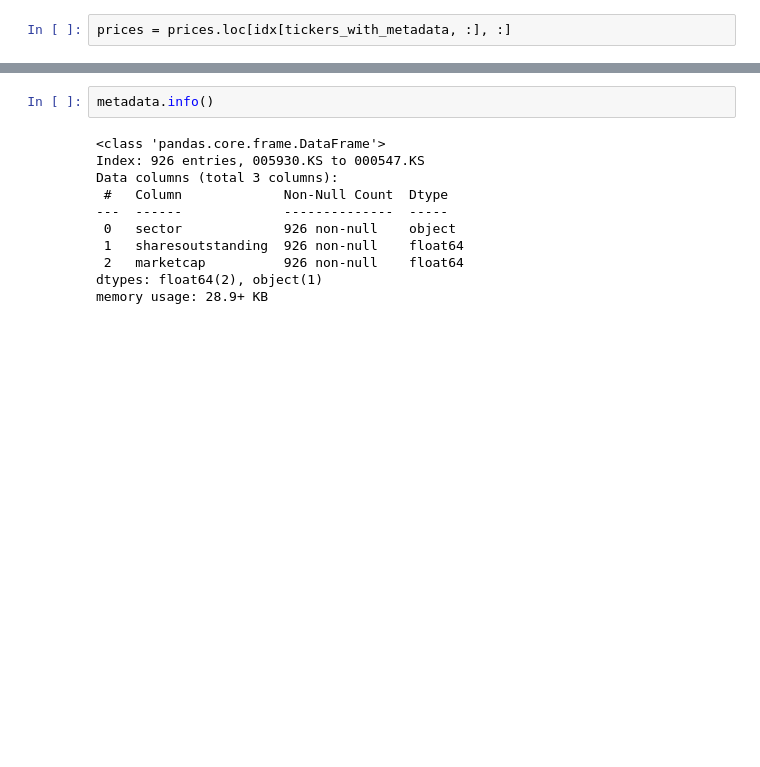
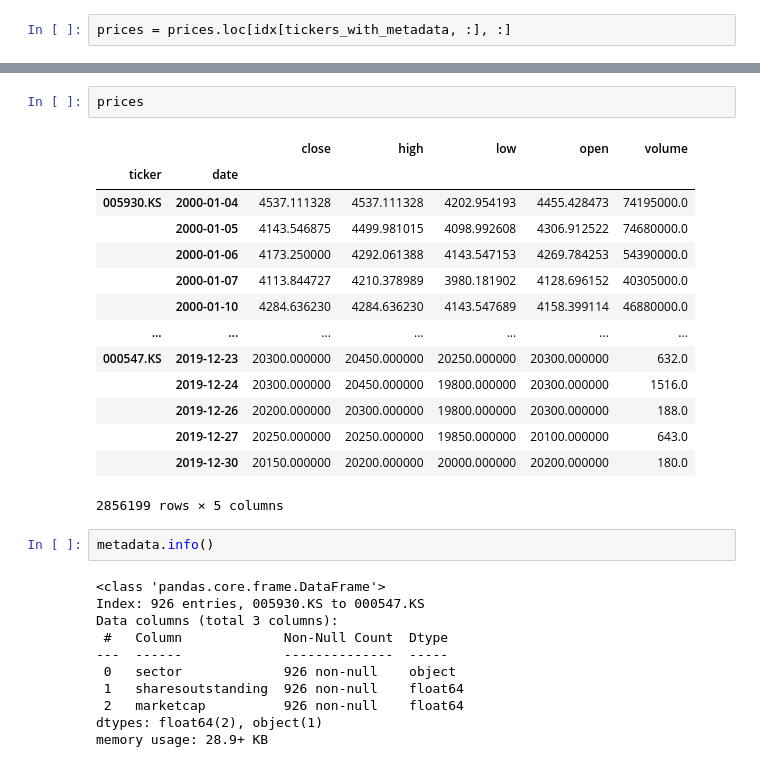
Before and after one commit to ChoiInYeol/Asset-pricing-models-using-deep-learning-networks, a Jupyter notebook: 09_conditional_autoencoder_for_asset_pricing_KR_data.ipynb, the cells around one changed output, grey strips where cells are left out. Drawn from its saved outputs; the diff is of its cells as text; blank space fills up the shorter version.

```diff
--- a/09_conditional_autoencoder_for_asset_pricing_KR_data.ipynb
+++ b/09_conditional_autoencoder_for_asset_pricing_KR_data.ipynb
@@ -81,6 +150,23 @@ Data columns (total 5 columns):
  4   volume  2856199 non-null  float64
 dtypes: float64(5)
 memory usage: 120.1+ MB
+# %%
+prices
+# %% [output]
+|  |  | close | high | low | open | volume |
+| ticker | date |  |  |  |  |  |
+| 005930.KS | 2000-01-04 | 4537.111328 | 4537.111328 | 4202.954193 | 4455.428473 | 74195000.0 |
+|  | 2000-01-05 | 4143.546875 | 4499.981015 | 4098.992608 | 4306.912522 | 74680000.0 |
+|  | 2000-01-06 | 4173.250000 | 4292.061388 | 4143.547153 | 4269.784253 | 54390000.0 |
+|  | 2000-01-07 | 4113.844727 | 4210.378989 | 3980.181902 | 4128.696152 | 40305000.0 |
+|  | 2000-01-10 | 4284.636230 | 4284.636230 | 4143.547689 | 4158.399114 | 46880000.0 |
+| ... | ... | ... | ... | ... | ... | ... |
+| 000547.KS | 2019-12-23 | 20300.000000 | 20450.000000 | 20250.000000 | 20300.000000 | 632.0 |
+|  | 2019-12-24 | 20300.000000 | 20450.000000 | 19800.000000 | 20300.000000 | 1516.0 |
+|  | 2019-12-26 | 20200.000000 | 20300.000000 | 19800.000000 | 20300.000000 | 188.0 |
+|  | 2019-12-27 | 20250.000000 | 20250.000000 | 19850.000000 | 20100.000000 | 643.0 |
+|  | 2019-12-30 | 20150.000000 | 20200.000000 | 20000.000000 | 20200.000000 | 180.0 |
+2856199 rows × 5 columns
 # %%
 metadata.info()
 # %% [output]
```
Also changed, not shown: parts of 7 cells of this notebook, 4 other files.
